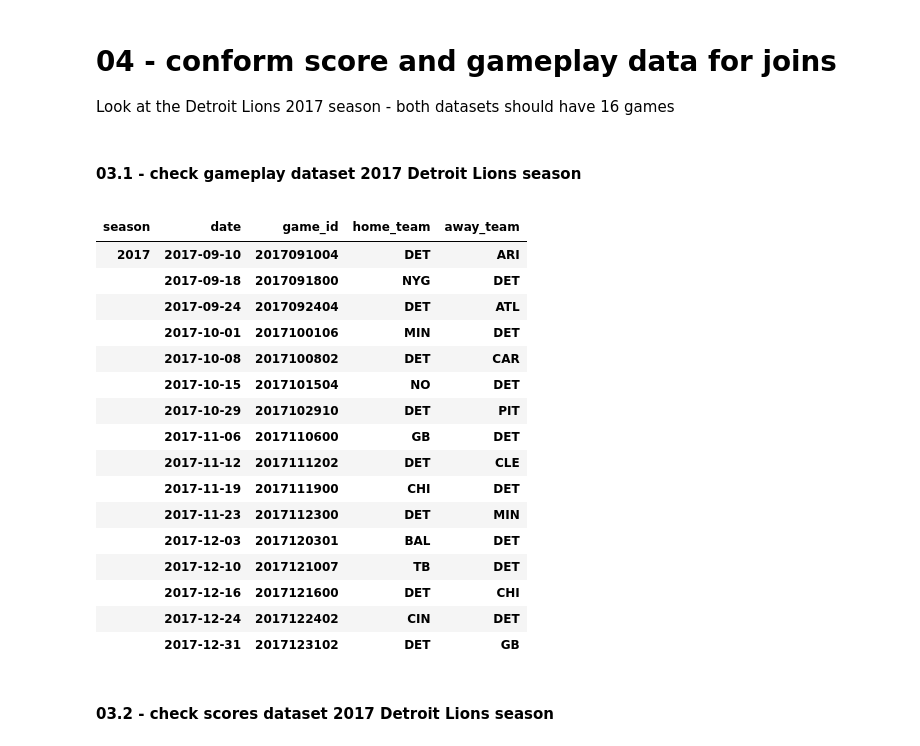
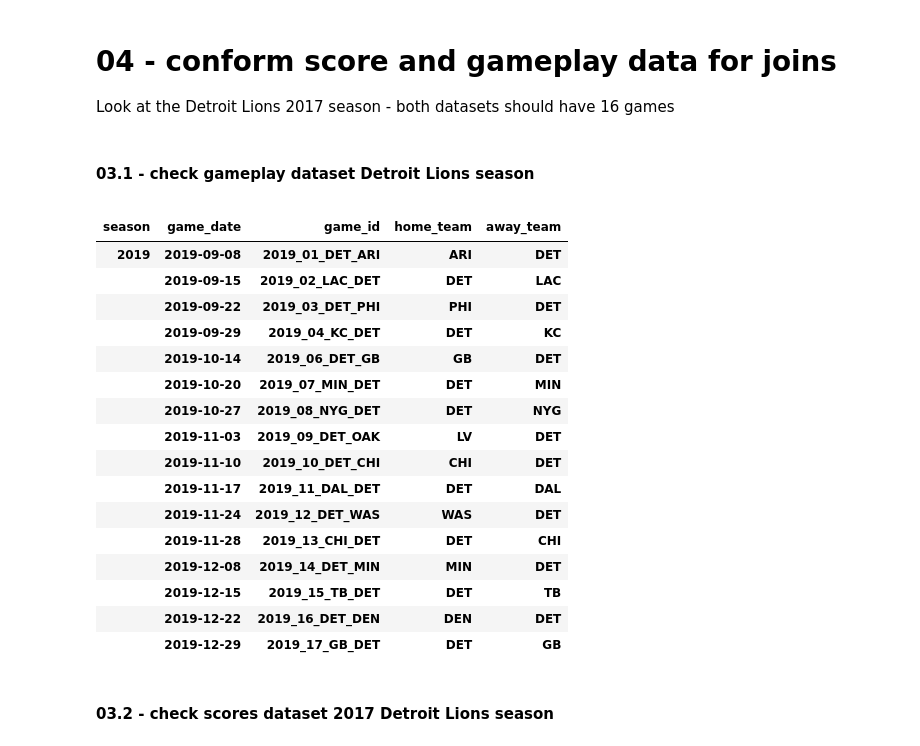
Before and after one commit to cjlcoursework/nfl_capstone, a Jupyter notebook: notebooks/03-cjl-clean.ipynb, the cells around one changed output. Cells and saved outputs as stored; diff of their text form; code cells hidden in the pictures.

```diff
--- a/notebooks/03-cjl-clean.ipynb
+++ b/notebooks/03-cjl-clean.ipynb
@@ -53,13 +60,19 @@ Adding modules /Users/christopherlomeli/Source/courses/datascience/data_science_
 # %% [markdown]
 ## 01.2 - setup
 # %%
+FILE_TO_CLEAN="gameplay_facts_cleaned_01.parquet"
+
+AWS_S3_BUCKET = os.getenv('AWS_S3_BUCKET')
+AWS_S3_PREFIX = os.getenv('AWS_S3_RAW_PREFIX')
+
 RAW_DATA_PATH = '../data/raw'
 INTERIM_DATA_PATH='../data/interim'
 
 # inputs
+GAME_PLAYS=os.path.join(INTERIM_DATA_PATH,FILE_TO_CLEAN)
 TEAM_SCORES=os.path.join(RAW_DATA_PATH,"spreadspoke_scores.csv")
 TEAM_NAMES=os.path.join(RAW_DATA_PATH,"nfl_teams.csv")
-GAME_PLAYS=os.path.join(INTERIM_DATA_PATH,"gameplay_facts_cleaned_01.parquet")
+
 
 # output
 CLEAN_FACTS_DF_NAME=os.path.join(INTERIM_DATA_PATH, "gameplay_facts_cleaned_02.parquet")
@@ -224,28 +229,32 @@ dtype: object
 # 04 - conform score and gameplay data for joins
 Look at the Detroit Lions 2017 season - both datasets should have 16 games
 # %% [markdown]
-#### 03.1 - check gameplay dataset 2017 Detroit Lions season
+#### 03.1 - check gameplay dataset Detroit Lions season
+# %%
+s = pd.Series(gameplay_df.season).unique().tolist()
+validate_year = s[0]
 # %%
-gameplay_df.loc[(gameplay_df.season == 2017) & ((gameplay_df.home_team=='DET') | (gameplay_df.away_team=='DET')) , ['season', 'date', 'game_id','home_team', 'away_team']].groupby(['season', 'date', 'game_id','home_team', 'away_team']).count().sort_values(by='date')
+check_columns = ['season', 'game_date', 'game_id','home_team', 'away_team']
+gameplay_df.loc[(gameplay_df.season == validate_year) & ((gameplay_df.home_team=='DET') | (gameplay_df.away_team=='DET')) , check_columns].groupby(check_columns).count().sort_values(by='game_date')
 # %% [output]
 |  |  |  |  |  |
-| season | date | game_id | home_team | away_team |
-| 2017 | 2017-09-10 | 2017091004 | DET | ARI |
-|  | 2017-09-18 | 2017091800 | NYG | DET |
-|  | 2017-09-24 | 2017092404 | DET | ATL |
-|  | 2017-10-01 | 2017100106 | MIN | DET |
-|  | 2017-10-08 | 2017100802 | DET | CAR |
-|  | 2017-10-15 | 2017101504 | NO | DET |
-|  | 2017-10-29 | 2017102910 | DET | PIT |
-|  | 2017-11-06 | 2017110600 | GB | DET |
-|  | 2017-11-12 | 2017111202 | DET | CLE |
-|  | 2017-11-19 | 2017111900 | CHI | DET |
-|  | 2017-11-23 | 2017112300 | DET | MIN |
-|  | 2017-12-03 | 2017120301 | BAL | DET |
-|  | 2017-12-10 | 2017121007 | TB | DET |
-|  | 2017-12-16 | 2017121600 | DET | CHI |
-|  | 2017-12-24 | 2017122402 | CIN | DET |
-|  | 2017-12-31 | 2017123102 | DET | GB |
+| season | game_date | game_id | home_team | away_team |
+| 2019 | 2019-09-08 | 2019_01_DET_ARI | ARI | DET |
+|  | 2019-09-15 | 2019_02_LAC_DET | DET | LAC |
+|  | 2019-09-22 | 2019_03_DET_PHI | PHI | DET |
+|  | 2019-09-29 | 2019_04_KC_DET | DET | KC |
+|  | 2019-10-14 | 2019_06_DET_GB | GB | DET |
+|  | 2019-10-20 | 2019_07_MIN_DET | DET | MIN |
+|  | 2019-10-27 | 2019_08_NYG_DET | DET | NYG |
+|  | 2019-11-03 | 2019_09_DET_OAK | LV | DET |
+|  | 2019-11-10 | 2019_10_DET_CHI | CHI | DET |
+|  | 2019-11-17 | 2019_11_DAL_DET | DET | DAL |
+|  | 2019-11-24 | 2019_12_DET_WAS | WAS | DET |
+|  | 2019-11-28 | 2019_13_CHI_DET | DET | CHI |
+|  | 2019-12-08 | 2019_14_DET_MIN | MIN | DET |
+|  | 2019-12-15 | 2019_15_TB_DET | DET | TB |
+|  | 2019-12-22 | 2019_16_DET_DEN | DEN | DET |
+|  | 2019-12-29 | 2019_17_GB_DET | DET | GB |
 # %% [markdown]
 #### 03.2 - check scores dataset 2017 Detroit Lions season
 # %%
```
Also changed, not shown: parts of 35 cells of this notebook, 3 other files.
